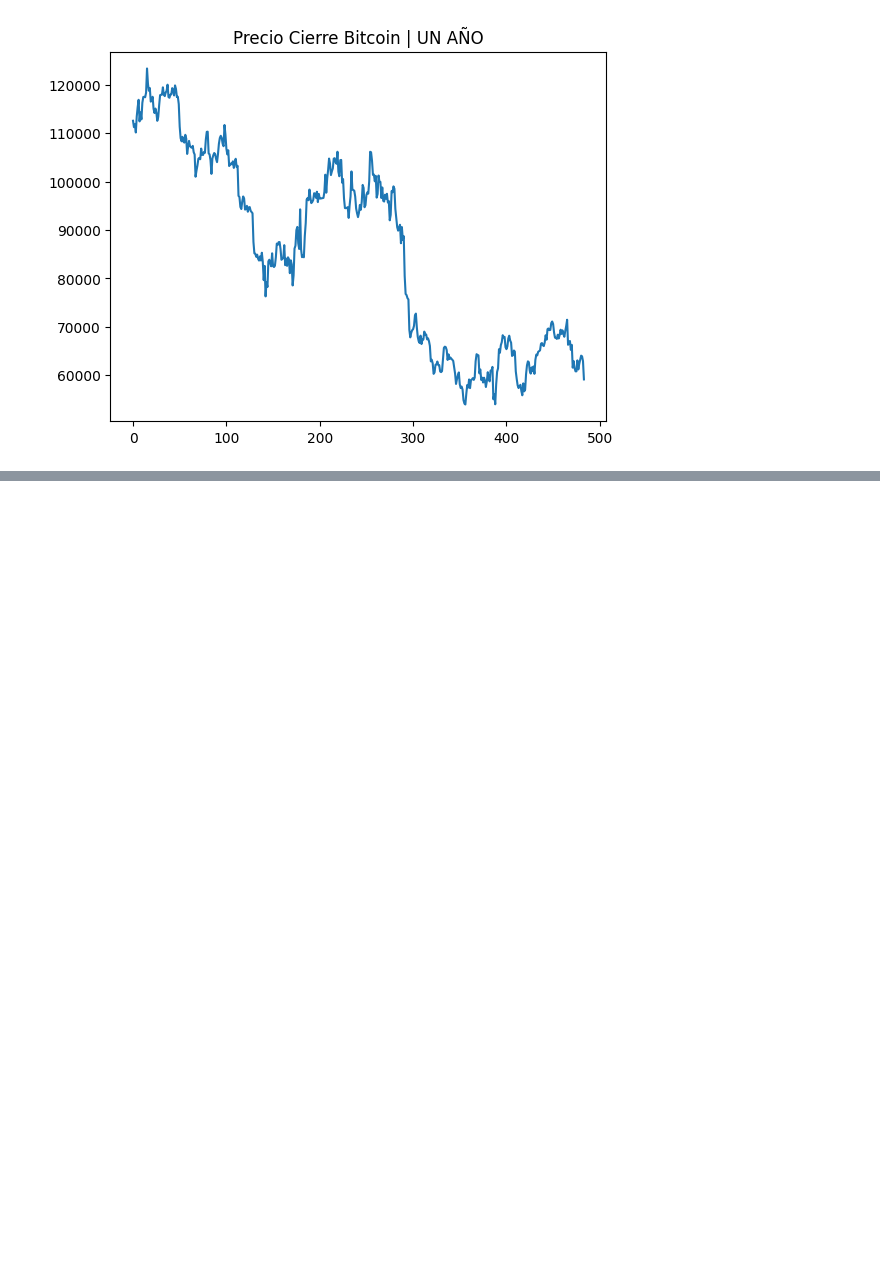
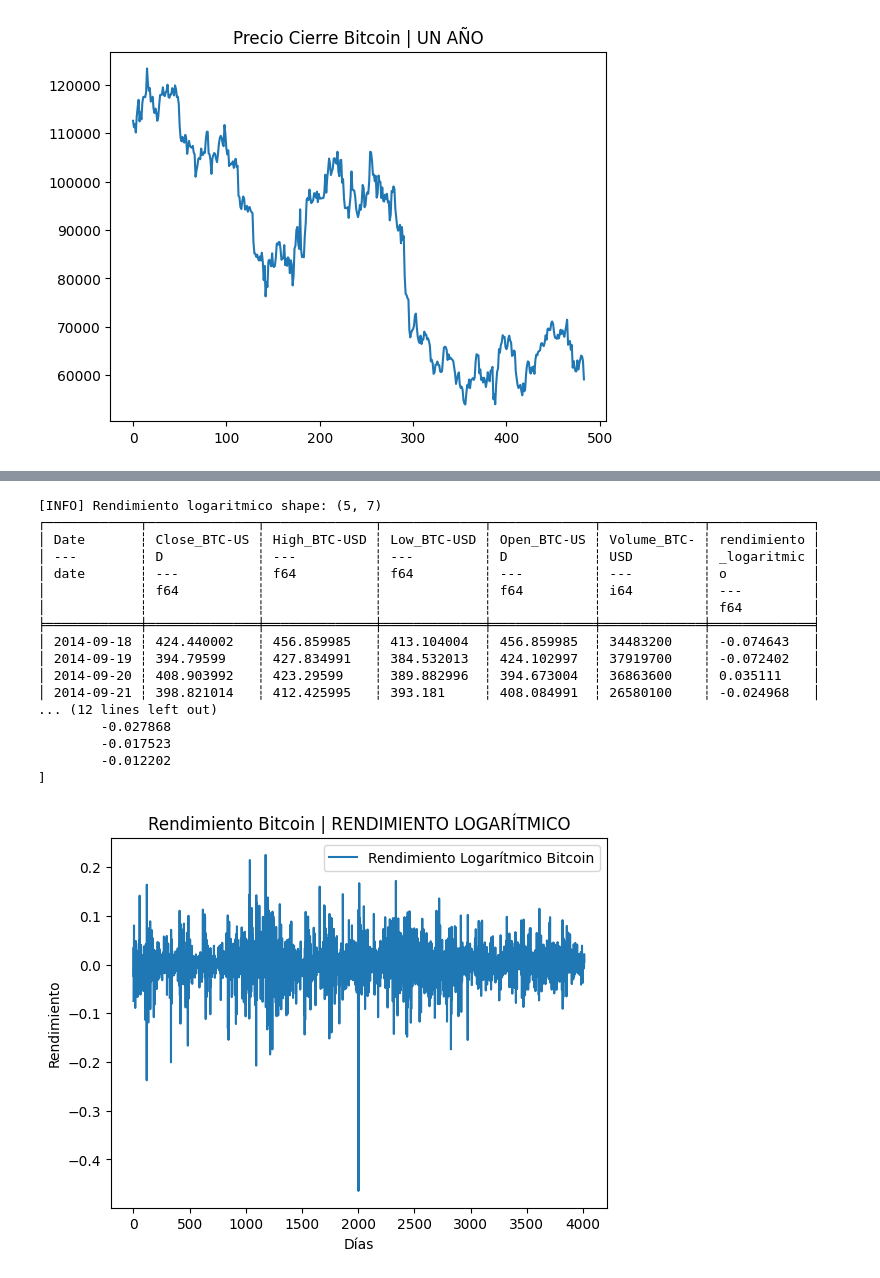
Before and after one commit to Seikened/semestre_v, a Jupyter notebook: ciencia_de_datos_aplicada_a_la_economia/clase_2.ipynb, the cells around one changed output, grey strips where cells are left out. Drawn from its saved outputs; the diff is of its cells as text; code cells hidden in the pictures; blank space fills up the shorter version.

```diff
--- a/ciencia_de_datos_aplicada_a_la_economia/clase_2.ipynb
+++ b/ciencia_de_datos_aplicada_a_la_economia/clase_2.ipynb
@@ -128,0 +213,53 @@ NameError: name 'rendimiento_bitcoin' is not defined
+# %%
+# Retorno de Bitcoin usando Polars native expressions
+precios = (
+    lf_bitcoin
+    .with_columns(
+        (pl.col('Close_BTC-USD') / pl.col('Close_BTC-USD').shift(1))
+        .log()
+        .alias('rendimiento_logaritmico')
+    )
+    .drop_nulls("rendimiento_logaritmico")  # eliminamos la fila inicial
+)
+
+Logger.info(f"Rendimiento logaritmico {precios.limit(5).collect()}")
+
+
+
+
+
+serie_rendimientos = (
+    precios
+    .select("rendimiento_logaritmico")
+    .collect()
+    .to_series()
+)
+
+Logger.debug(serie_rendimientos[:10])
+
+
+plt.plot(serie_rendimientos, label="Rendimiento Logarítmico Bitcoin")
+plt.title("Rendimiento Bitcoin | RENDIMIENTO LOGARÍTMICO")
+plt.xlabel("Días")
+plt.ylabel("Rendimiento")
+plt.legend()
+plt.show()
+# %% [output]
+[INFO] Rendimiento logaritmico shape: (5, 7)
+┌────────────┬──────────────┬──────────────┬─────────────┬─────────────┬─────────────┬─────────────┐
+│ Date       ┆ Close_BTC-US ┆ High_BTC-USD ┆ Low_BTC-USD ┆ Open_BTC-US ┆ Volume_BTC- ┆ rendimiento │
+│ ---        ┆ D            ┆ ---          ┆ ---         ┆ D           ┆ USD         ┆ _logaritmic │
+│ date       ┆ ---          ┆ f64          ┆ f64         ┆ ---         ┆ ---         ┆ o           │
+│            ┆ f64          ┆              ┆             ┆ f64         ┆ i64         ┆ ---         │
+│            ┆              ┆              ┆             ┆             ┆             ┆ f64         │
+╞════════════╪══════════════╪══════════════╪═════════════╪═════════════╪═════════════╪═════════════╡
+│ 2014-09-18 ┆ 424.440002   ┆ 456.859985   ┆ 413.104004  ┆ 456.859985  ┆ 34483200    ┆ -0.074643   │
+│ 2014-09-19 ┆ 394.79599    ┆ 427.834991   ┆ 384.532013  ┆ 424.102997  ┆ 37919700    ┆ -0.072402   │
+│ 2014-09-20 ┆ 408.903992   ┆ 423.29599    ┆ 389.882996  ┆ 394.673004  ┆ 36863600    ┆ 0.035111    │
+│ 2014-09-21 ┆ 398.821014   ┆ 412.425995   ┆ 393.181     ┆ 408.084991  ┆ 26580100    ┆ -0.024968   │
+... (12 lines left out)
+        -0.027868
+        -0.017523
+        -0.012202
+]
+[figure, added]
```
Also changed, not shown: parts of 16 cells of this notebook, 3 other files.
